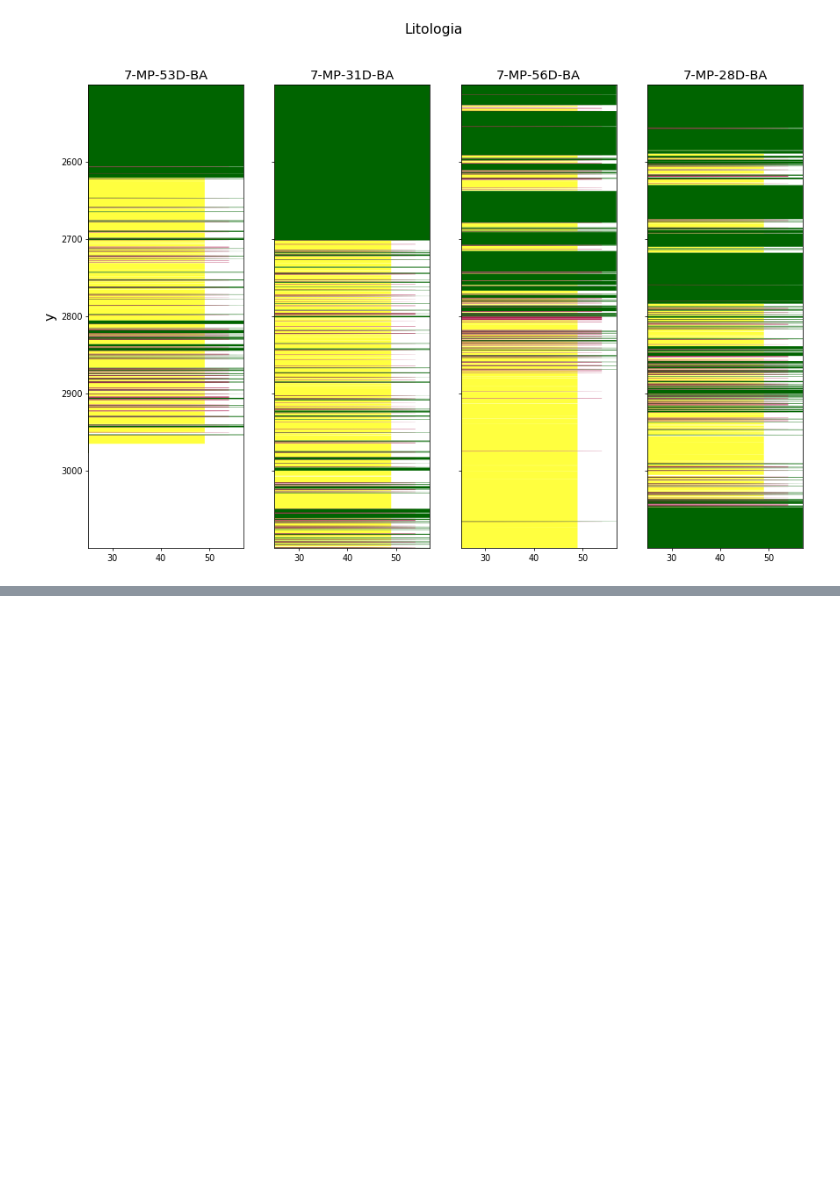
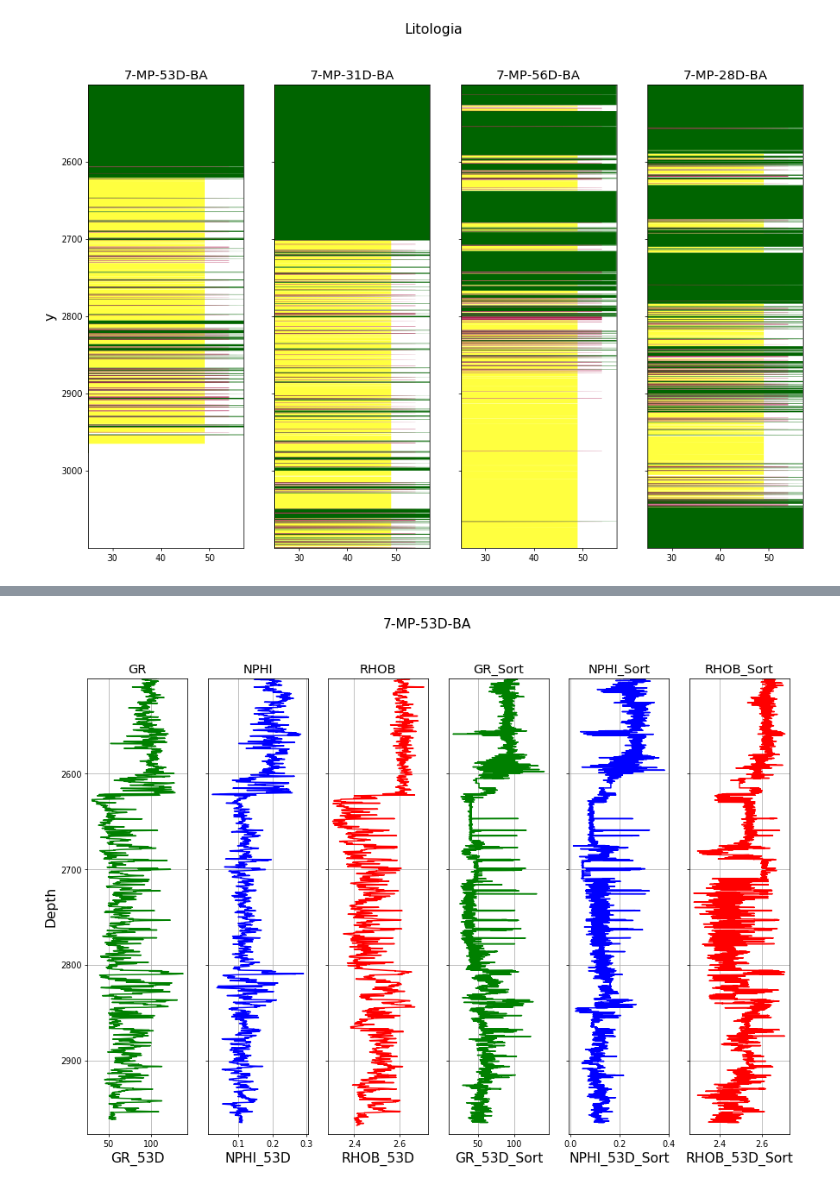
Before and after one commit to rmotadutra/PFG_2020, a Jupyter notebook: codes/well_create_lithology.ipynb, the cells around one changed output, grey strips where cells are left out. Cells and saved outputs as stored; diff of their text form; code cells hidden in the pictures; blank space fills up the shorter version.

```diff
--- a/codes/well_create_lithology.ipynb
+++ b/codes/well_create_lithology.ipynb
@@ -107,0 +179,14 @@ grafico.plot_l(3, formation_28D['LITHOLOGY'], formation_28D['Depth'], relacao_co
+# %%
+gr_sort_53D = defs.sort_curve(separate_53D, statistic_28D, litho_types, 'GR', step, top, base)
+nphi_sort_53D = defs.sort_curve(separate_53D, statistic_28D, litho_types, 'NPHI', step, top, base)
+rhob_sort_53D = defs.sort_curve(separate_53D, statistic_28D, litho_types, 'RHOB', step, top, base)
+# %%
+grafico = appynho.plotagem(6, titulo = '7-MP-53D-BA', altura = 10, comprimento = 15 )
+grafico.plot_s(0, separate_53D['GR'], separate_53D['DEPTH'], cor = 'g', descricao_x = 'GR_53D', descricao_y = 'Depth', titulo = 'GR')
+grafico.plot_s(1, separate_53D['NPHI'], separate_53D['DEPTH'], cor = 'b', descricao_x = 'NPHI_53D', descricao_y = 'Depth', titulo = 'NPHI')
+grafico.plot_s(2, separate_53D['RHOB'], separate_53D['DEPTH'], cor = 'r', descricao_x = 'RHOB_53D', descricao_y = 'Depth', titulo = 'RHOB')
+grafico.plot_s(3, gr_sort_53D, separate_53D['DEPTH'], cor = 'g', descricao_x = 'GR_53D_Sort', descricao_y = 'Depth', titulo = 'GR_Sort')
+grafico.plot_s(4, nphi_sort_53D, separate_53D['DEPTH'], cor = 'b', descricao_x = 'NPHI_53D_Sort', descricao_y = 'Depth', titulo = 'NPHI_Sort')
+grafico.plot_s(5, rhob_sort_53D, separate_53D['DEPTH'], cor = 'r', descricao_x = 'RHOB_53D_Sort', descricao_y = 'Depth', titulo = 'RHOB_Sort')
+# %% [output]
+[figure, added]
```
Also changed, not shown: parts of 23 cells of this notebook, 4 other files.
